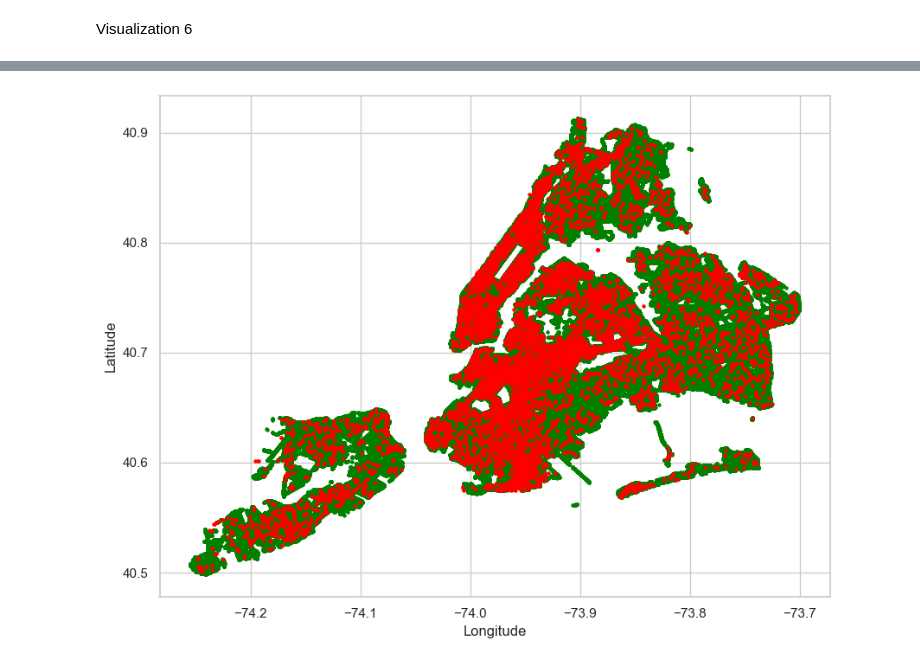
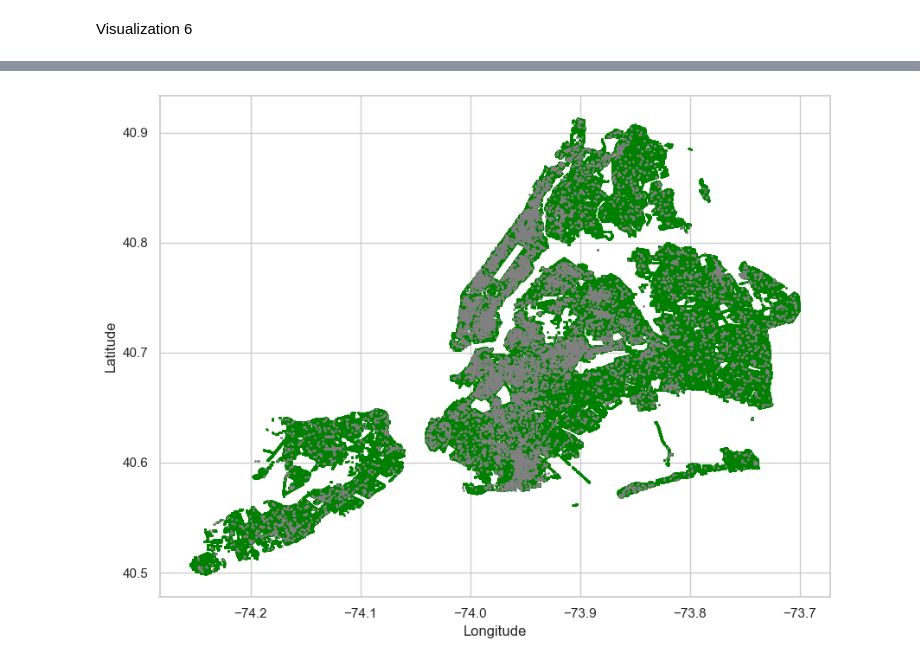
Before and after one commit to yczhou912/4501-Final-Project, a Jupyter notebook: Project.ipynb, the cells around one changed output, grey strips where cells are left out. Saved outputs shown, nothing was run; the diff lists cells and outputs as text; code cells hidden in the pictures.

```diff
--- a/Project.ipynb
+++ b/Project.ipynb
@@ -1016,19 +1032,19 @@ print(df_6_tree)
 # %%
 # Create  GeoDataFrame
 gdf_tree = gpd.GeoDataFrame(df_6_tree, geometry='tree_location')
 gdf_request = gpd.GeoDataFrame(df_6_request, geometry='request_location')
 
 # Plot the data
 fig, ax = plt.subplots(figsize=(10, 10))
-gdf_tree.plot(ax=ax, color='green', markersize=5)
-gdf_request.plot(ax=ax, color='red', markersize=5)
+gdf_tree.plot(ax=ax, color='green', markersize=1)
+gdf_request.plot(ax=ax, color='grey', markersize=1)
 
 # Set axis labels and title
 ax.set_xlabel('Longitude')
 ax.set_ylabel('Latitude')
 plt.title('')
 
 # Show the plot
 plt.show()
 # %% [output]
-[figure, old version]
+[figure, new version]
```
Also changed, not shown: parts of 3 cells of this notebook, 3 other files.
